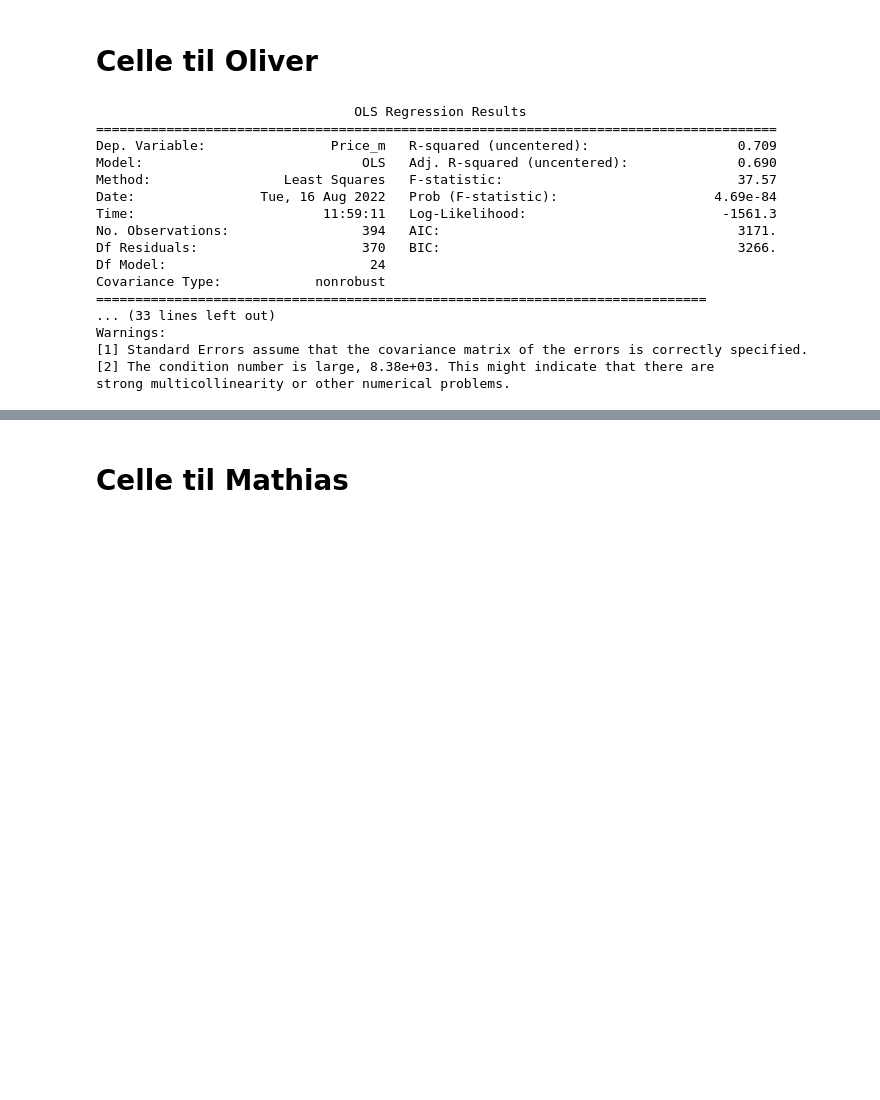
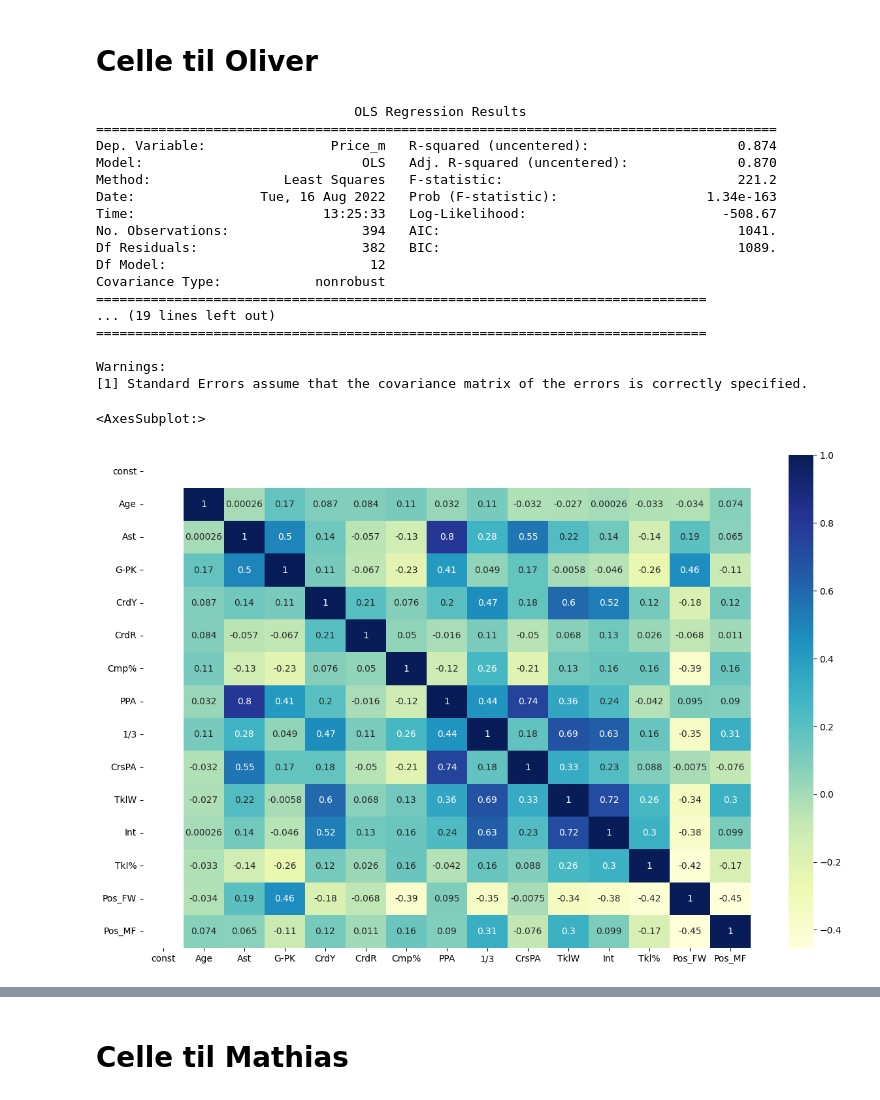
Before and after one commit to mathiasbindseil/three_drengz, a Jupyter notebook: ISDS - Kopi.ipynb, the cells around one changed output, grey strips where cells are left out. Drawn from its saved outputs; the diff is of its cells as text; code cells hidden in the pictures; blank space fills up the shorter version.

```diff
--- a/ISDS - Kopi.ipynb
+++ b/ISDS - Kopi.ipynb
@@ -425,10 +425,10 @@ new_df.to_csv('sdgsgs.csv')
 # **Celle til Oliver**
 # %%
 modeldata=pd.read_csv('Main_df_til_leg.csv')
-
+modeldata_v2=pd.read_csv('Main_df_til_leg.csv')
 # Define all variables needed in analysis
-all_variables = ['Pos','Age','Min','Gls','Ast','G-PK','CrdY','CrdR','Cmp%','KP','1/3','PPA','CrsPA',
-'Prog','Tkl','TklW','Int','Err','Blocks','Tkl%','Year', 'Price_m']
+all_variables = ['Pos','Age','Ast','G-PK','CrdY','CrdR','Cmp%','PPA','1/3',
+'Int','Tkl%', 'Price_m']
 # Filter so only variables need in analysis included
 modeldata = modeldata[all_variables]
 
@@ -436,11 +436,11 @@ modeldata = modeldata[all_variables]
 modeldata = modeldata[modeldata.Pos != 'GK']
 
 # Convert position to dummy
-positioncolumn = ['Pos', 'Year']
+positioncolumn = ['Pos']
 modeldata= pd.get_dummies(modeldata, columns=positioncolumn,drop_first=True)
 
 # Convert minutes to float
-modeldata['Min'] = modeldata['Min'].str.replace(',','')
+# modeldata['Min'] = modeldata['Min'].str.replace(',','')
 
 # FIll nan with zeroes (nan only present when the playes has had in fact zero)
 modeldata = modeldata.fillna(0)
@@ -448,9 +448,8 @@ modeldata = modeldata.fillna(0)
 # Convert to float
 modeldata = modeldata.astype(float)
 
-
 # # Define y and x
-y = modeldata['Price_m']
+y = np.log(modeldata['Price_m'])
 X = modeldata.loc[:, modeldata.columns != 'Price_m']
 
 olsmod = sm.OLS(y, X)
@@ -460,18 +459,28 @@ print(olsres.summary())
 # %% [output]
                                  OLS Regression Results
 =======================================================================================
-Dep. Variable:                Price_m   R-squared (uncentered):                   0.709
-Model:                            OLS   Adj. R-squared (uncentered):              0.690
-Method:                 Least Squares   F-statistic:                              37.57
-Date:                Tue, 16 Aug 2022   Prob (F-statistic):                    4.69e-84
-Time:                        11:59:11   Log-Likelihood:                         -1561.3
-No. Observations:                 394   AIC:                                      3171.
-Df Residuals:                     370   BIC:                                      3266.
-Df Model:                          24
+Dep. Variable:                Price_m   R-squared (uncentered):                   0.874
+Model:                            OLS   Adj. R-squared (uncentered):              0.870
+Method:                 Least Squares   F-statistic:                              221.2
+Date:                Tue, 16 Aug 2022   Prob (F-statistic):                   1.34e-163
+Time:                        13:25:33   Log-Likelihood:                         -508.67
+No. Observations:                 394   AIC:                                      1041.
+Df Residuals:                     382   BIC:                                      1089.
+Df Model:                          12
 Covariance Type:            nonrobust
 ==============================================================================
-... (33 lines left out)
+... (19 lines left out)
+==============================================================================
+
 Warnings:
 [1] Standard Errors assume that the covariance matrix of the errors is correctly specified.
-[2] The condition number is large, 8.38e+03. This might indicate that there are
-strong multicollinearity or other numerical problems.
+# %%
+from matplotlib.pyplot import figure
+corr_matrix = X.corr()
+corr_matrix
+
+figure(figsize=(15,10), dpi=100)
+sns.heatmap(corr_matrix, annot=True, cmap='YlGnBu')
+# %% [output]
+<AxesSubplot:>
+[figure, added]
```
Also changed, not shown: parts of 2 cells of this notebook.
